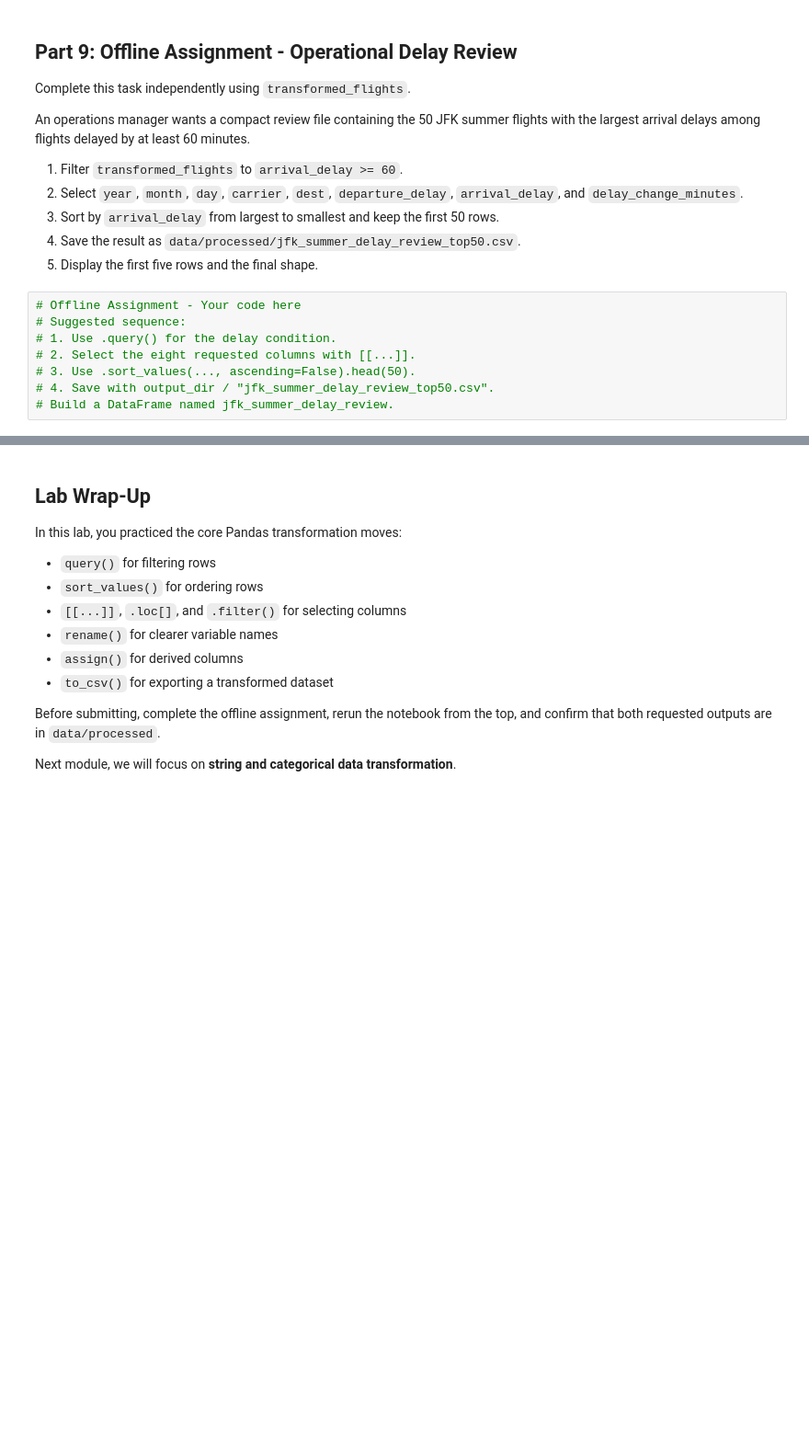
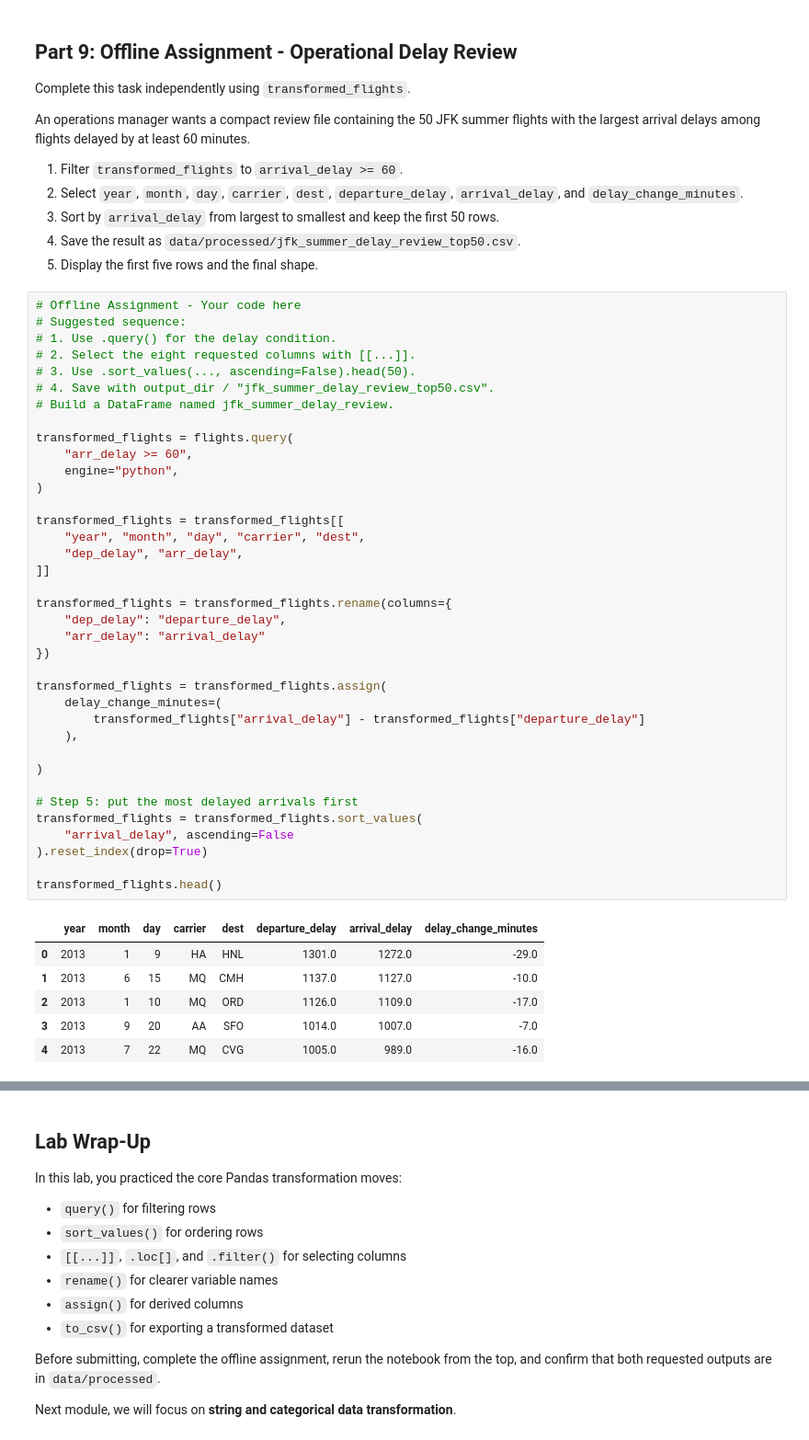
Before and after one commit to h4mmus/ban6003-week5-6-leoahmetovic, a Jupyter notebook: notebooks/module5_basic_transformation_guided_lab.ipynb, the cells around one changed output, grey strips where cells are left out. Shown at 92% size. Drawn from its saved outputs; the diff is of its cells as text; blank space fills up the shorter version.

```diff
--- a/notebooks/module5_basic_transformation_guided_lab.ipynb
+++ b/notebooks/module5_basic_transformation_guided_lab.ipynb
@@ -649,11 +738,47 @@ An operations manager wants a compact review file containing the 50 JFK summer f
 # %%
 # Offline Assignment - Your code here
 # Suggested sequence:
 # 1. Use .query() for the delay condition.
 # 2. Select the eight requested columns with [[...]].
 # 3. Use .sort_values(..., ascending=False).head(50).
 # 4. Save with output_dir / "jfk_summer_delay_review_top50.csv".
 # Build a DataFrame named jfk_summer_delay_review.
+
+transformed_flights = flights.query(
+    "arr_delay >= 60",
+    engine="python",
+)
+
+transformed_flights = transformed_flights[[
+    "year", "month", "day", "carrier", "dest",
+    "dep_delay", "arr_delay",
+]]
+
+transformed_flights = transformed_flights.rename(columns={
+    "dep_delay": "departure_delay",
+    "arr_delay": "arrival_delay"
+})
+
+transformed_flights = transformed_flights.assign(
+    delay_change_minutes=(
+        transformed_flights["arrival_delay"] - transformed_flights["departure_delay"]
+    ),
+
+)
+
+# Step 5: put the most delayed arrivals first
+transformed_flights = transformed_flights.sort_values(
+    "arrival_delay", ascending=False
+).reset_index(drop=True)
+
+transformed_flights.head()
+# %% [output]
+|  | year | month | day | carrier | dest | departure_delay | arrival_delay | delay_change_minutes |
+| 0 | 2013 | 1 | 9 | HA | HNL | 1301.0 | 1272.0 | -29.0 |
+| 1 | 2013 | 6 | 15 | MQ | CMH | 1137.0 | 1127.0 | -10.0 |
+| 2 | 2013 | 1 | 10 | MQ | ORD | 1126.0 | 1109.0 | -17.0 |
+| 3 | 2013 | 9 | 20 | AA | SFO | 1014.0 | 1007.0 | -7.0 |
+| 4 | 2013 | 7 | 22 | MQ | CVG | 1005.0 | 989.0 | -16.0 |
 # %% [markdown]
 ### Offline Assignment Reflection
 
```
Also changed, not shown: parts of 14 cells of this notebook, 1 other file.
